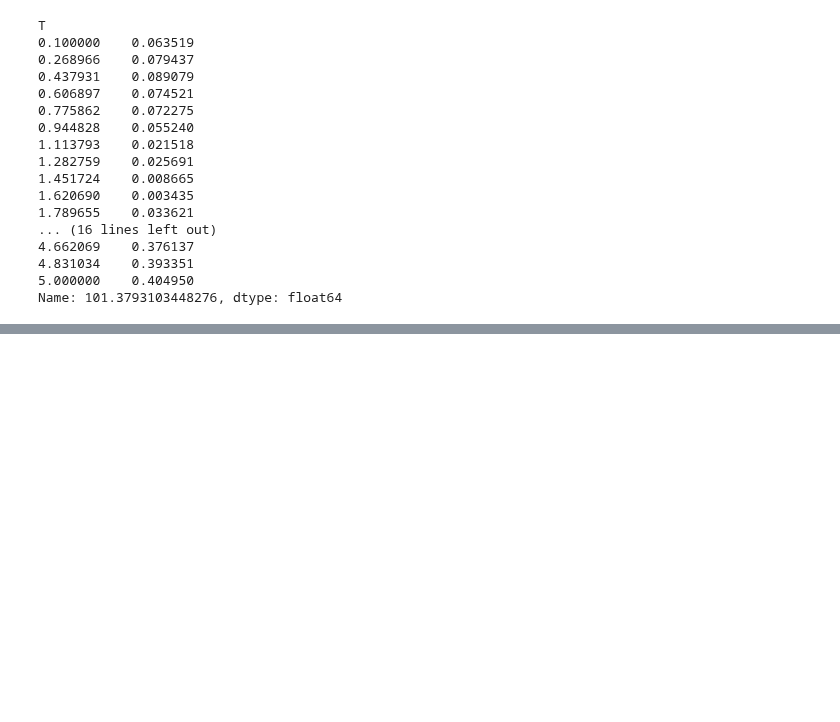
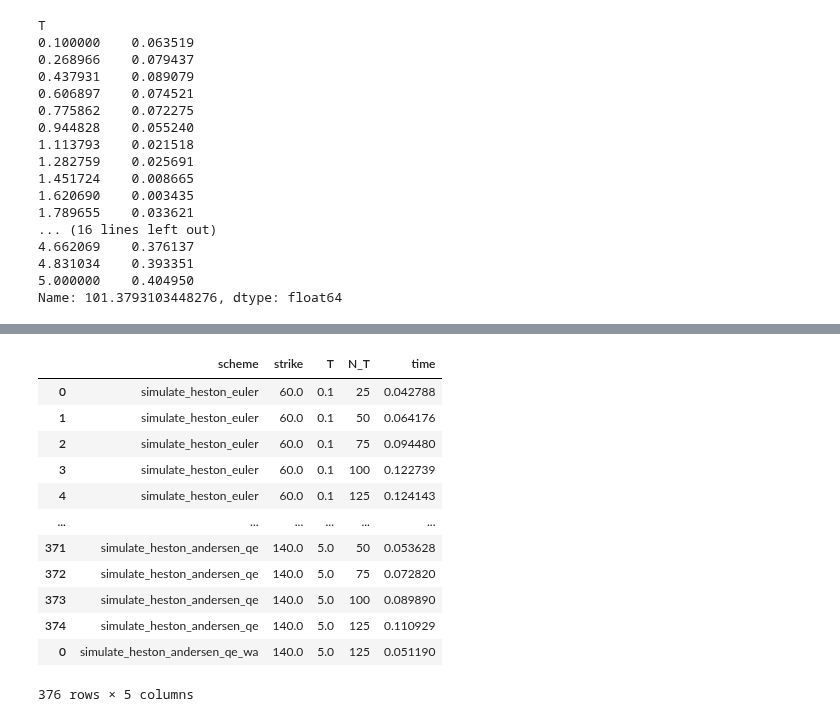
Before and after one commit to ArtemySazonov/Stochastic-Volatility-Models, a Jupyter notebook: Code/evaluation.ipynb, the cells around one changed output, grey strips where cells are left out. Cells and saved outputs as stored; diff of their text form; code cells hidden in the pictures; blank space fills up the shorter version.

```diff
--- a/Code/evaluation.ipynb
+++ b/Code/evaluation.ipynb
@@ -403,0 +441,16 @@ fig.write_image("Data/images/err_surface_strike_T_N_T=" + str(N_T_) +"_param#" +
+# %%
+test_wa
+# %% [output]
+|  | scheme | strike | T | N_T | time |
+| 0 | simulate_heston_euler | 60.0 | 0.1 | 25 | 0.042788 |
+| 1 | simulate_heston_euler | 60.0 | 0.1 | 50 | 0.064176 |
+| 2 | simulate_heston_euler | 60.0 | 0.1 | 75 | 0.094480 |
+| 3 | simulate_heston_euler | 60.0 | 0.1 | 100 | 0.122739 |
+| 4 | simulate_heston_euler | 60.0 | 0.1 | 125 | 0.124143 |
+| ... | ... | ... | ... | ... | ... |
+| 371 | simulate_heston_andersen_qe | 140.0 | 5.0 | 50 | 0.053628 |
+| 372 | simulate_heston_andersen_qe | 140.0 | 5.0 | 75 | 0.072820 |
+| 373 | simulate_heston_andersen_qe | 140.0 | 5.0 | 100 | 0.089890 |
+| 374 | simulate_heston_andersen_qe | 140.0 | 5.0 | 125 | 0.110929 |
+| 0 | simulate_heston_andersen_qe_wa | 140.0 | 5.0 | 125 | 0.051190 |
+376 rows × 5 columns
```
Also changed, not shown: parts of 9 cells of this notebook, 5 other files.
